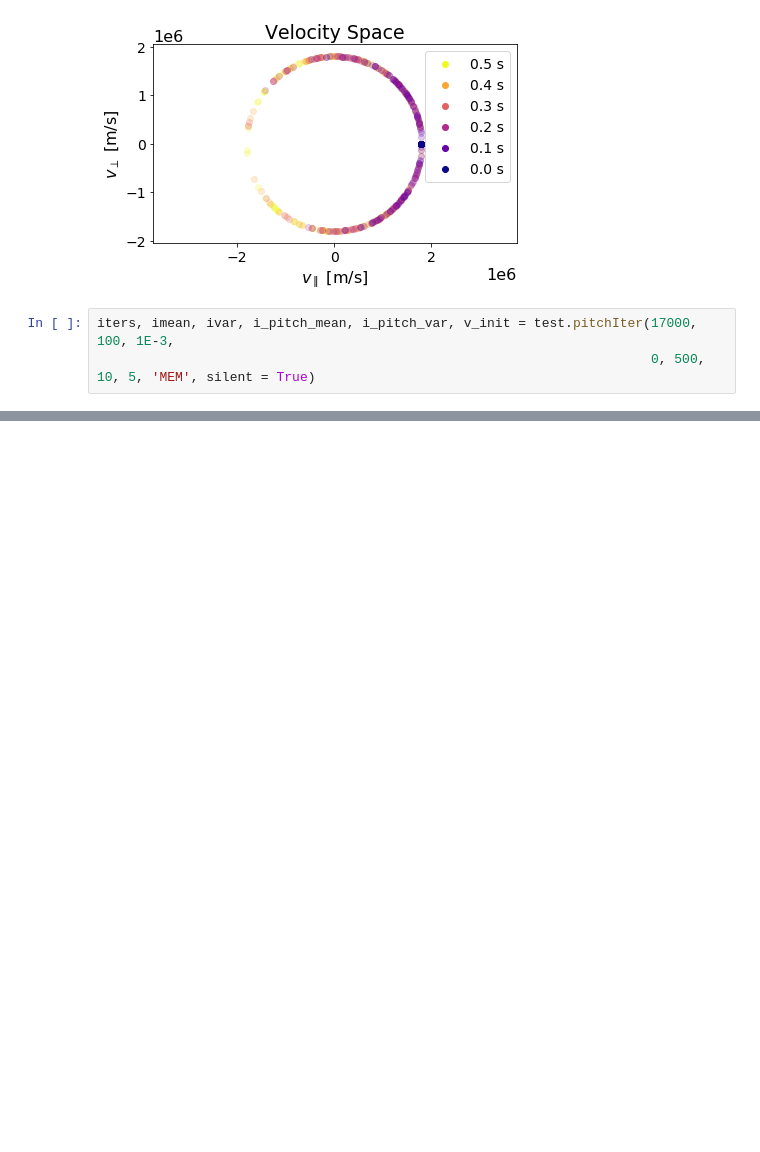
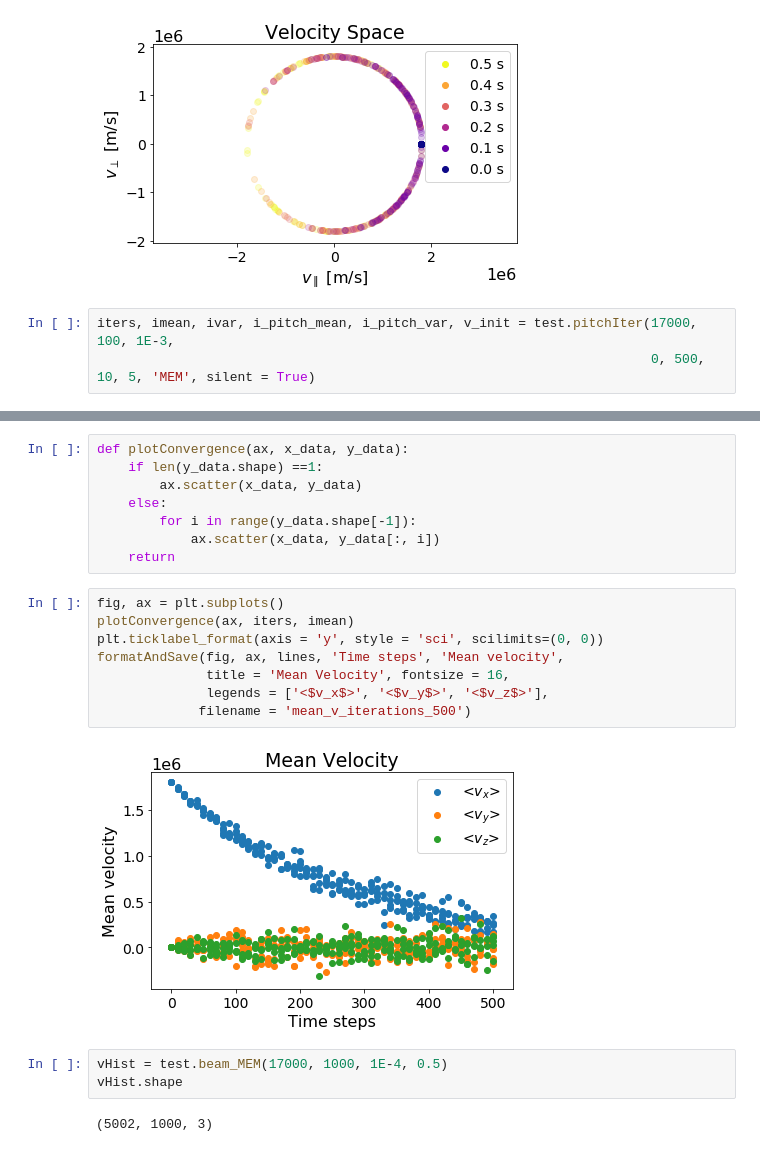
Before and after one commit to lauraxinzhang/CoulombCollisions, a Jupyter notebook: tests.ipynb, the cells around one changed output, grey strips where cells are left out. Saved outputs shown, nothing was run; the diff lists cells and outputs as text; blank space fills up the shorter version.

```diff
--- a/tests.ipynb
+++ b/tests.ipynb
@@ -73,0 +90,23 @@ iters, imean, ivar, i_pitch_mean, i_pitch_var, v_init = test.pitchIter(17000, 10
+# %%
+def plotConvergence(ax, x_data, y_data):
+    if len(y_data.shape) ==1:
+        ax.scatter(x_data, y_data)
+    else:
+        for i in range(y_data.shape[-1]):
+            ax.scatter(x_data, y_data[:, i])
+    return
+# %%
+fig, ax = plt.subplots()
+plotConvergence(ax, iters, imean)
+plt.ticklabel_format(axis = 'y', style = 'sci', scilimits=(0, 0))
+formatAndSave(fig, ax, lines, 'Time steps', 'Mean velocity',
+              title = 'Mean Velocity', fontsize = 16,
+              legends = ['<$v_x$>', '<$v_y$>', '<$v_z$>'],
+             filename = 'mean_v_iterations_500')
+# %% [output]
+[figure, added]
+# %%
+vHist = test.beam_MEM(17000, 1000, 1E-4, 0.5)
+vHist.shape
+# %% [output]
+(5002, 1000, 3)
```
Also changed, not shown: parts of 23 cells of this notebook, 4 other files.
